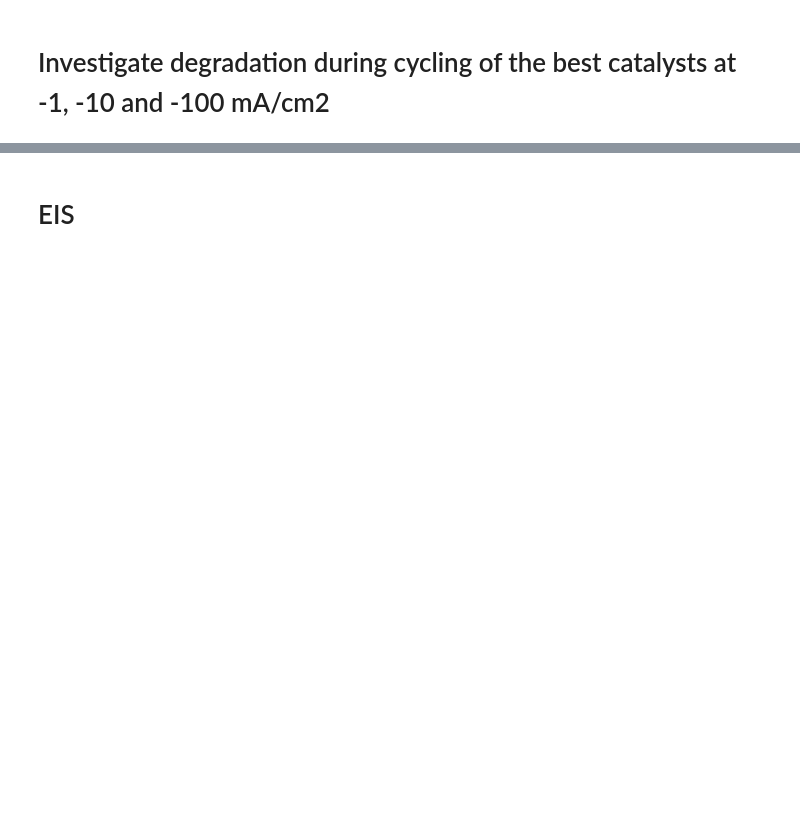
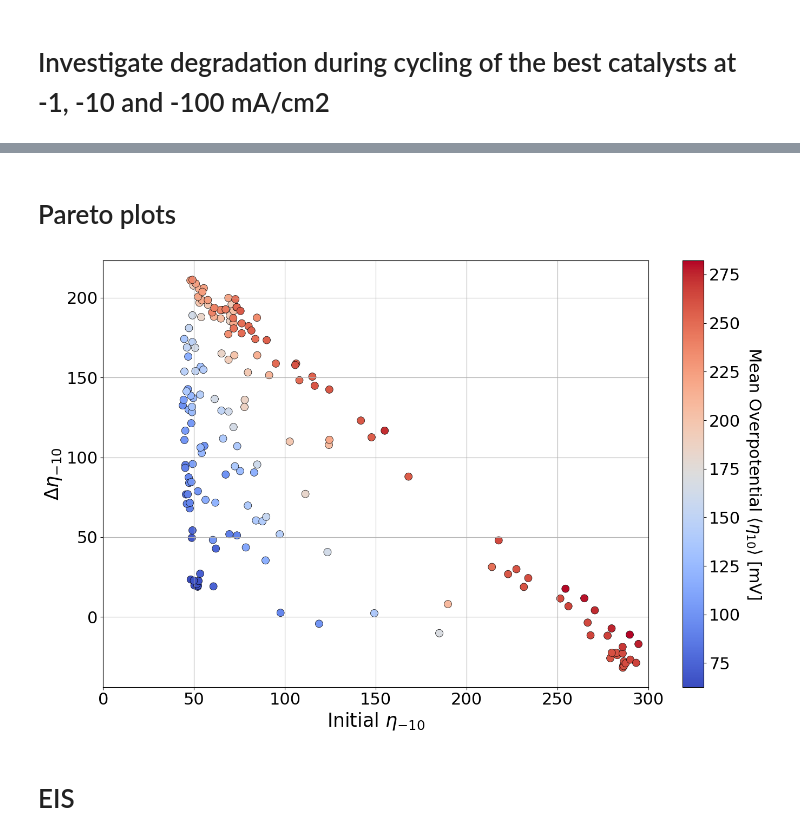
Before and after one commit to Pele905/Ni_Mo_CatBot-optimization-public, a Jupyter notebook: detailed_data_analysis.ipynb, the cells around one changed output, grey strips where cells are left out. Saved outputs shown, nothing was run; the diff lists cells and outputs as text; code cells hidden in the pictures; blank space fills up the shorter version.

```diff
--- a/detailed_data_analysis.ipynb
+++ b/detailed_data_analysis.ipynb
@@ -160,3 +196,67 @@ for target in targets:
+# %% [markdown]
+# Pareto plots
+# %%
+import matplotlib.pyplot as plt
+import numpy as np
+
+# extract the experiments that you want to see. In our case the 10 samples iwth lowest overpotentials across the 100 scans
+selected_exps = (
+    df_NiMo.sort_values(by='OP @ -10 mA/cm2 mean (mV)')
+    .head(177)['experiment']
+    .tolist()
+)
+targets = ["Overpotentials at 1 mA/cm2", "Overpotentials at 10 mA/cm2", "Overpotentials at 100 mA/cm2"]
+
+
+# Plot Δη
+for target in ["Overpotentials at 10 mA/cm2"]:
+    plt.figure(figsize=(14, 9))
+
+    # Lists to store data for plotting all at once
+    x_coords = []
+    y_coords = []
+    c_values = []  # This will hold the eta_10 values for coloring
+
+    for experiment in selected_exps:
+        data = stability_dicts[experiment]
+        overpotential = np.abs(data['Cycling results'][target])
+
+        # Calculate coordinates and color value
+        x_val = overpotential[0]
+        y_val = (overpotential[-1] - overpotential[0])
+        eta_10_val = np.mean(overpotential)
+
+        x_coords.append(x_val)
+        y_coords.append(y_val)
+        c_values.append(eta_10_val)
+
+    # Plot everything at once using a colormap (e.g., 'viridis', 'plasma', or 'inferno')
+    sc = plt.scatter(
+        x_coords,
+        y_coords,
+        c=c_values,      # Pass the array of values to map to colors
+        cmap='coolwarm',  # Chooses the color palette
+        s=100,
+        edgecolors='black', # Optional: makes points pop against the background
+        linewidth=0.5
+    )
+
+    # Add a colorbar so you know what the colors actually mean
+    cbar = plt.colorbar(sc)
+    cbar.set_label(r'Mean Overpotential $\langle \eta_{10} \rangle$ [mV]', rotation=270, labelpad=30, fontsize=22)
+    cbar.ax.tick_params(labelsize=22)
+    plt.ylabel(r"$\Delta \eta_{-10}$", fontsize=25)
+    plt.xlabel(r"Initial $\eta_{-10}$", fontsize=25)
+
+    plt.xticks(fontsize=22)
+    plt.yticks(fontsize=22)
+    plt.grid(True)
+    plt.xlim(0, 300)
+    plt.tight_layout()
+    plt.savefig("Paretofront.png")
+    plt.show()
+# %% [output]
+[figure, added]
 # %% [markdown]
 # EIS
 # %%
```
Also changed, not shown: parts of 5 cells of this notebook, 5 other files.
